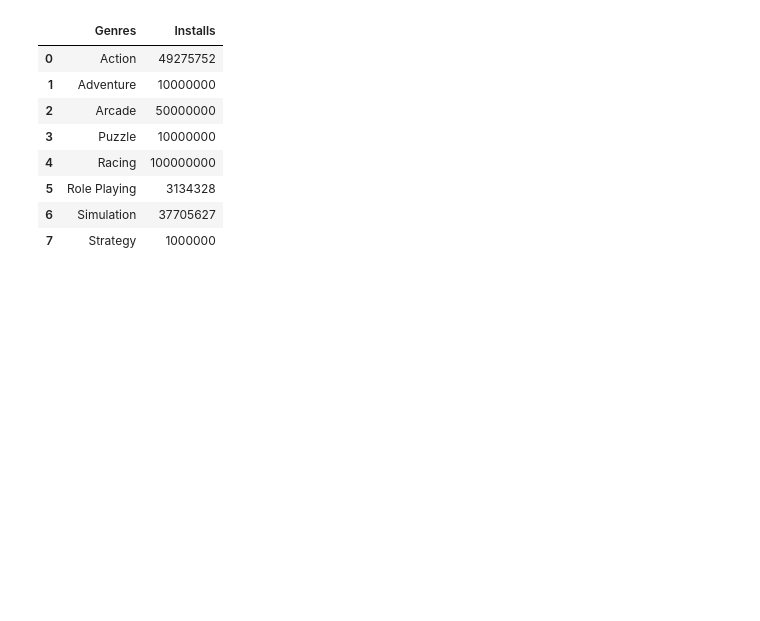
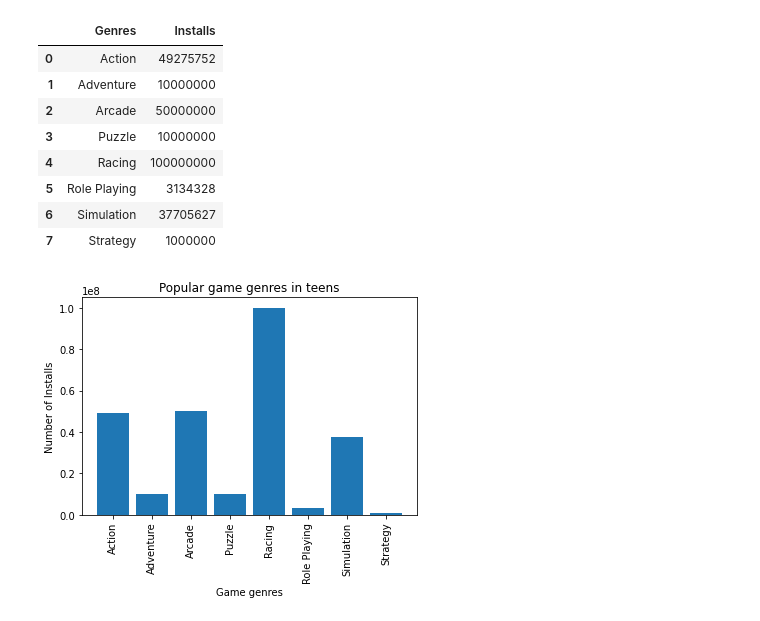
Before and after one commit to Preetirai-tech/Play-Store-App-Review-Analysis, a Jupyter notebook: Play_Store_App_Review_Analysis_Capstone_Project.ipynb, the cells around one changed output. Saved outputs shown, nothing was run; the diff lists cells and outputs as text; code cells hidden in the pictures; blank space fills up the shorter version.

```diff
--- a/Play_Store_App_Review_Analysis_Capstone_Project.ipynb
+++ b/Play_Store_App_Review_Analysis_Capstone_Project.ipynb
@@ -688,3 +688,13 @@ game_df
 | 5 | Role Playing | 3134328 |
 | 6 | Simulation | 37705627 |
 | 7 | Strategy | 1000000 |
+# %%
+#lets plot the above df
+plt.bar(game_df['Genres'],game_df['Installs'])
+plt.xticks(rotation = '90')
+plt.title('Popular game genres in teens')
+plt.xlabel('Game genres')
+plt.ylabel('Number of Installs')
+plt.show()
+# %% [output]
+[figure, added]
```
